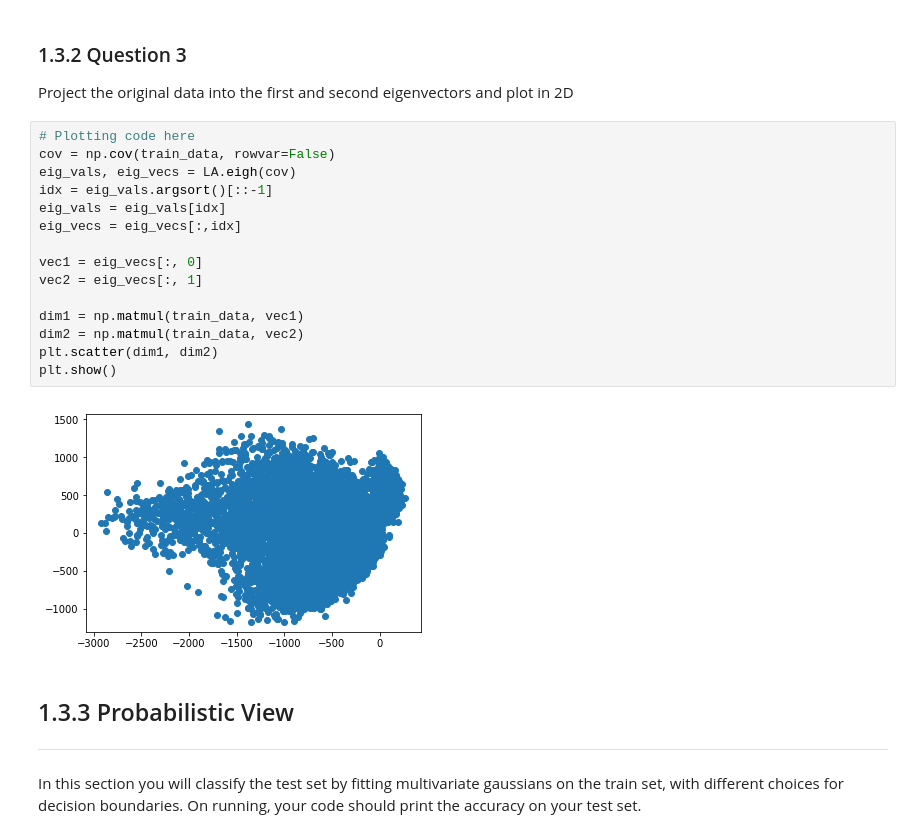
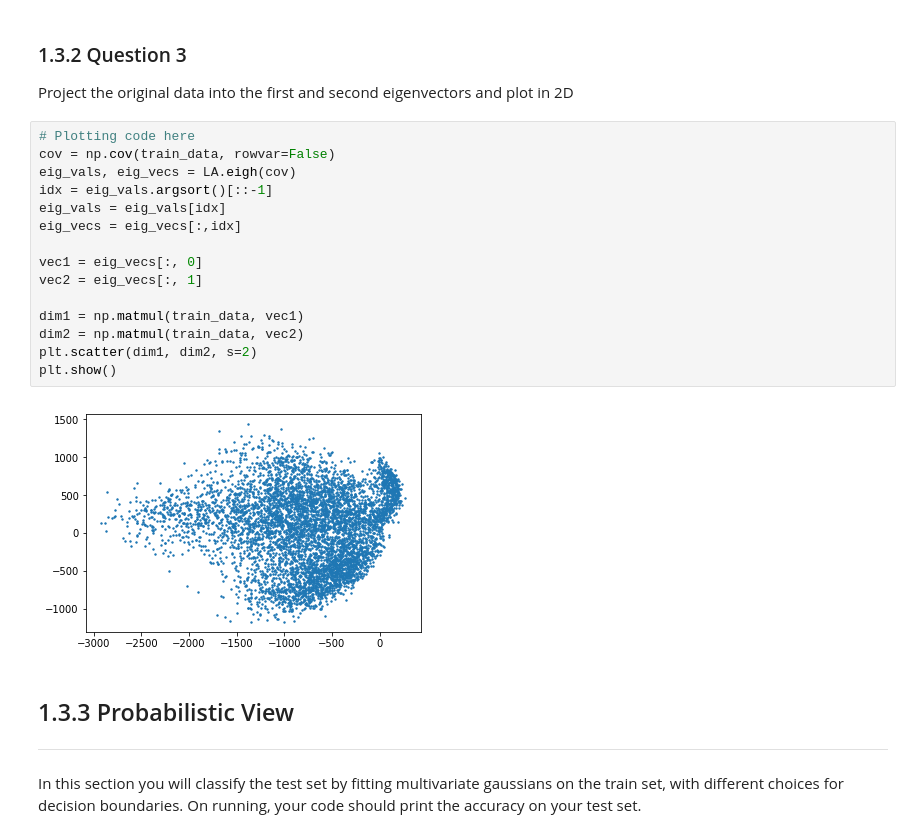
Before and after one commit to eeshadutta/SMAI-Assignments, a Jupyter notebook: Assignment1/assignment1_template.ipynb, the cells around one changed output. Drawn from its saved outputs; the diff is of its cells as text.

```diff
--- a/Assignment1/assignment1_template.ipynb
+++ b/Assignment1/assignment1_template.ipynb
@@ -194,20 +194,20 @@ Project the original data into the first and second eigenvectors and plot in 2D
 # %%
 # Plotting code here
 cov = np.cov(train_data, rowvar=False)
 eig_vals, eig_vecs = LA.eigh(cov)
 idx = eig_vals.argsort()[::-1]
 eig_vals = eig_vals[idx]
 eig_vecs = eig_vecs[:,idx]
 
 vec1 = eig_vecs[:, 0]
 vec2 = eig_vecs[:, 1]
 
 dim1 = np.matmul(train_data, vec1)
 dim2 = np.matmul(train_data, vec2)
-plt.scatter(dim1, dim2)
+plt.scatter(dim1, dim2, s=2)
 plt.show()
 # %% [output]
-[figure, old version]
+[figure, new version]
 # %% [markdown]
 ## 1.3.3 Probabilistic View
 ---
```
Also changed, not shown: parts of 4 cells of this notebook.
